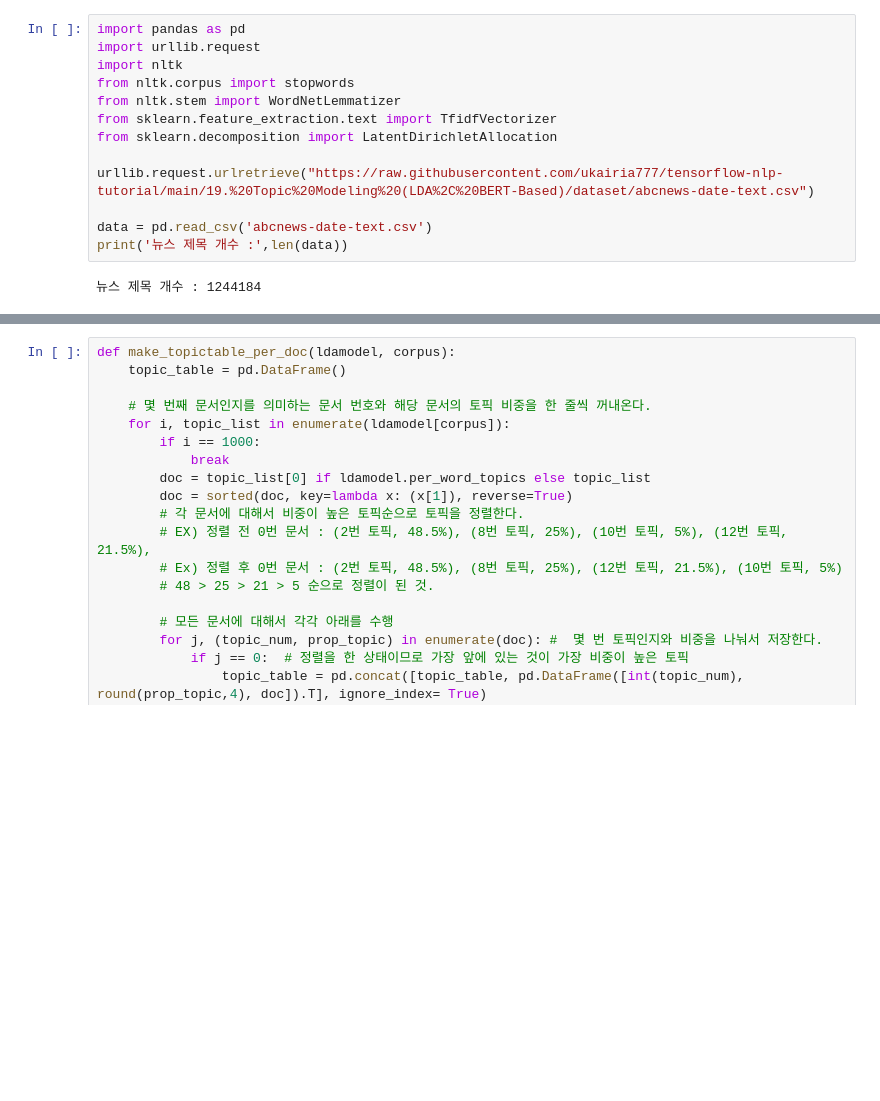
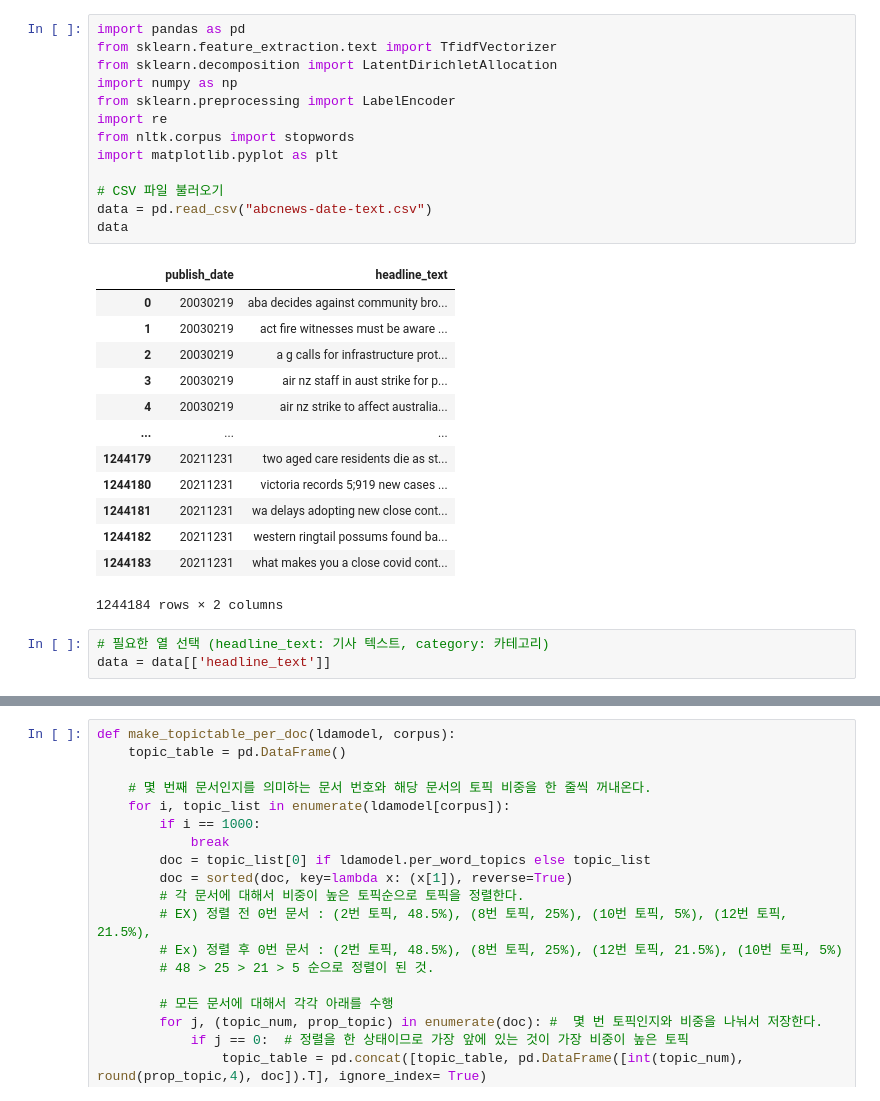
Before and after one commit to Junoflows/NLP_Clustering_LDA, a Jupyter notebook: LDA연습.ipynb, the cells around one changed output, grey strips where cells are left out. Drawn from its saved outputs; the diff is of its cells as text; blank space fills up the shorter version.

```diff
--- a/LDA연습.ipynb
+++ b/LDA연습.ipynb
@@ -1,15 +1,30 @@
-# %%
-import pandas as pd
-import urllib.request
-import nltk
-from nltk.corpus import stopwords
-from nltk.stem import WordNetLemmatizer
-from sklearn.feature_extraction.text import TfidfVectorizer
-from sklearn.decomposition import LatentDirichletAllocation
-
-urllib.request.urlretrieve("https://raw.githubusercontent.com/ukairia777/tensorflow-nlp-tutorial/main/19.%20Topic%20Modeling%20(LDA%2C%20BERT-Based)/dataset/abcnews-date-text.csv")
-
-data = pd.read_csv('abcnews-date-text.csv')
-print('뉴스 제목 개수 :',len(data))
-# %% [output]
-뉴스 제목 개수 : 1244184
+# %%
+import pandas as pd
+from sklearn.feature_extraction.text import TfidfVectorizer
+from sklearn.decomposition import LatentDirichletAllocation
+import numpy as np
+from sklearn.preprocessing import LabelEncoder
+import re
+from nltk.corpus import stopwords
+import matplotlib.pyplot as plt
+
+# CSV 파일 불러오기
+data = pd.read_csv("abcnews-date-text.csv")
+data
+# %% [output]
+|  | publish_date | headline_text |
+| 0 | 20030219 | aba decides against community bro... |
+| 1 | 20030219 | act fire witnesses must be aware ... |
+| 2 | 20030219 | a g calls for infrastructure prot... |
+| 3 | 20030219 | air nz staff in aust strike for p... |
+| 4 | 20030219 | air nz strike to affect australia... |
+| ... | ... | ... |
+| 1244179 | 20211231 | two aged care residents die as st... |
+| 1244180 | 20211231 | victoria records 5;919 new cases ... |
+| 1244181 | 20211231 | wa delays adopting new close cont... |
+| 1244182 | 20211231 | western ringtail possums found ba... |
+| 1244183 | 20211231 | what makes you a close covid cont... |
+1244184 rows × 2 columns
+# %%
+# 필요한 열 선택 (headline_text: 기사 텍스트, category: 카테고리)
+data = data[['headline_text']]
```
Also changed, not shown: parts of 35 cells of this notebook, 1 other file.
